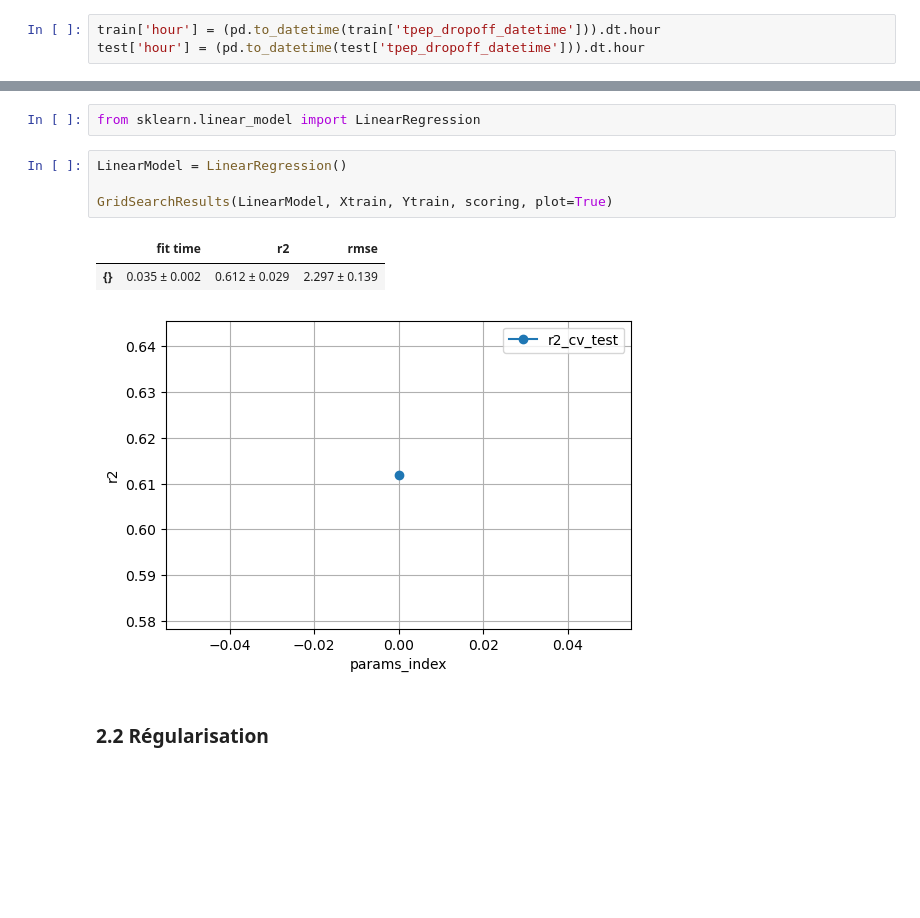
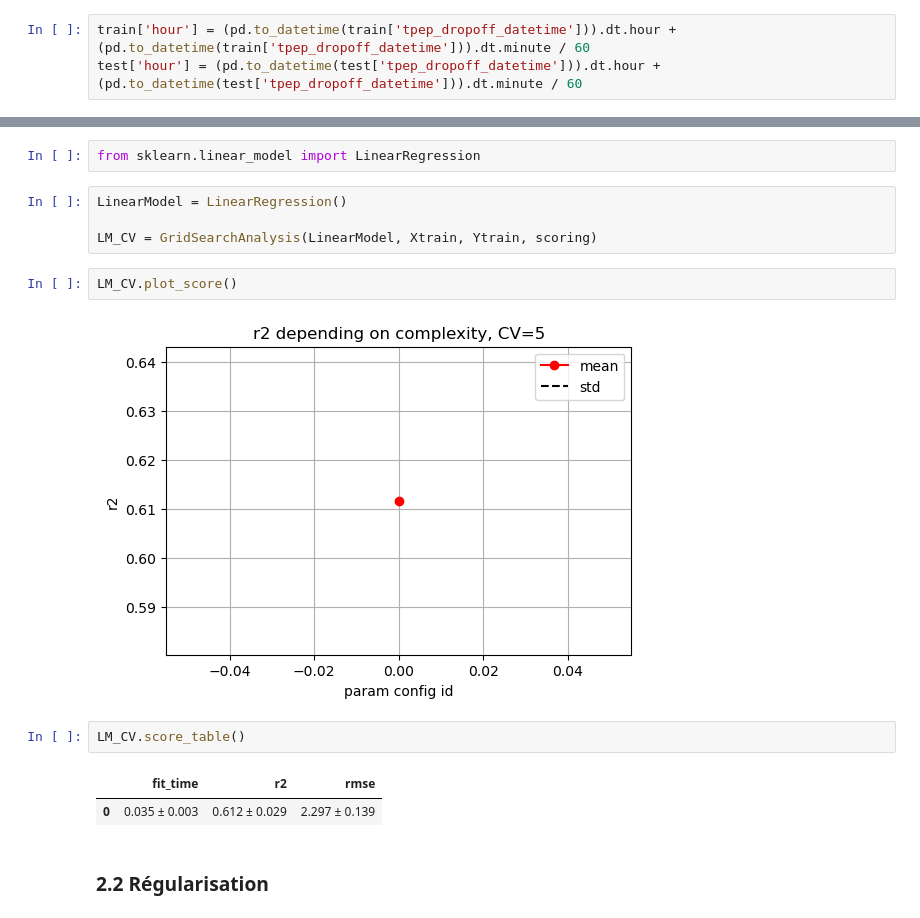
Before and after one commit to DarenXL/Apprentissage-Supervise-M2-MIA, a Jupyter notebook: Regression/regression.ipynb, the cells around one changed output, grey strips where cells are left out. Saved outputs shown, nothing was run; the diff lists cells and outputs as text; blank space fills up the shorter version.

```diff
--- a/Regression/regression.ipynb
+++ b/Regression/regression.ipynb
@@ -171,8 +156,8 @@ train
 # %% [markdown]
 **Heure d'arrivée :**
 # %%
-train['hour'] = (pd.to_datetime(train['tpep_dropoff_datetime'])).dt.hour
-test['hour'] = (pd.to_datetime(test['tpep_dropoff_datetime'])).dt.hour
+train['hour'] = (pd.to_datetime(train['tpep_dropoff_datetime'])).dt.hour + (pd.to_datetime(train['tpep_dropoff_datetime'])).dt.minute / 60
+test['hour'] = (pd.to_datetime(test['tpep_dropoff_datetime'])).dt.hour + (pd.to_datetime(test['tpep_dropoff_datetime'])).dt.minute / 60
 # %%
 train
 # %% [output]
@@ -292,11 +275,16 @@ from sklearn.linear_model import LinearRegression
 # %%
 LinearModel = LinearRegression()
 
-GridSearchResults(LinearModel, Xtrain, Ytrain, scoring, plot=True)
+LM_CV = GridSearchAnalysis(LinearModel, Xtrain, Ytrain, scoring)
-# %% [output]
-|  | fit time | r2 | rmse |
-| {} | 0.035 ± 0.002 | 0.612 ± 0.029 | 2.297 ± 0.139 |
-[figure, removed]
+# %%
+LM_CV.plot_score()
+# %% [output]
+[figure, added]
+# %%
+LM_CV.score_table()
+# %% [output]
+|  | fit_time | r2 | rmse |
+| 0 | 0.035 ± 0.003 | 0.612 ± 0.029 | 2.297 ± 0.139 |
 # %% [markdown]
 ### 2.2 Régularisation
 # %%
```
Also changed, not shown: parts of 36 cells of this notebook, 1 other file.
